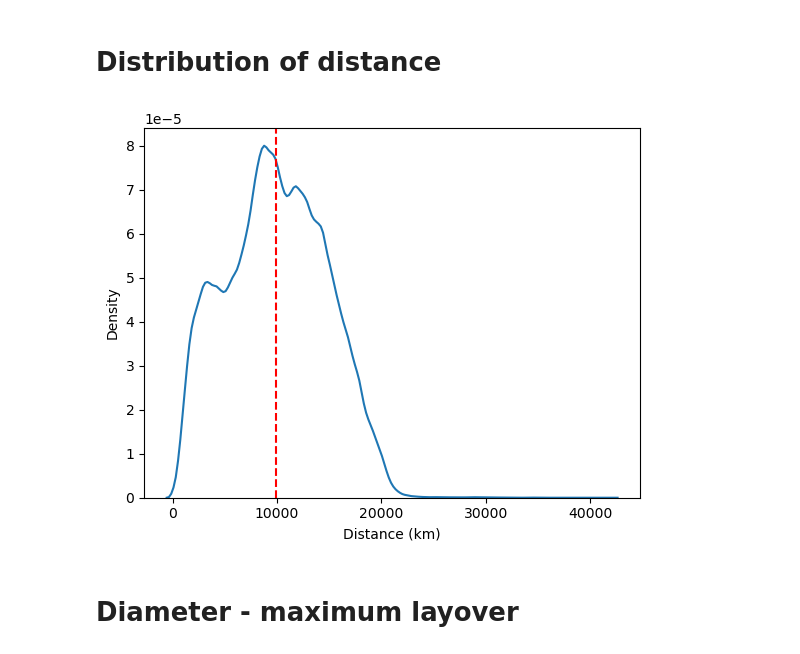
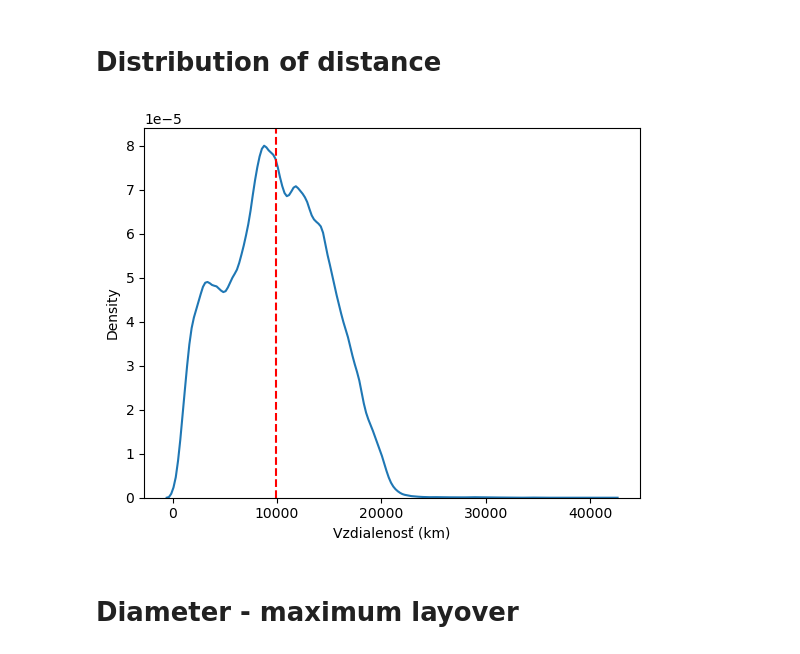
Before and after one commit to sugy-w/Veda-o-sietach-Projekt-JPD-, a Jupyter notebook: distance analysis/distance_matrix.ipynb, the cells around one changed output. Saved outputs shown, nothing was run; the diff lists cells and outputs as text; code cells hidden in the pictures.

```diff
--- a/distance analysis/distance_matrix.ipynb
+++ b/distance analysis/distance_matrix.ipynb
@@ -54,15 +55,15 @@ plt.show()
 # %%
 layover_values = layover_matrix.flatten()
 layover_values = layover_values[np.isfinite(layover_values) & (layover_values >= 0)]
 
 sns.kdeplot(data=layover_values)
-plt.xlabel("Distance (km)")
+plt.xlabel("Vzdialenosť (km)")
 
 plt.axvline(np.mean(layover_values), linestyle="dashed", color="red")
 
 plt.show()
 # %% [output]
-[figure, old version]
+[figure, new version]
 # %% [markdown]
 # Diameter - maximum layover
 # %%
```
Also changed, not shown: parts of 4 cells of this notebook, 9 other files.
